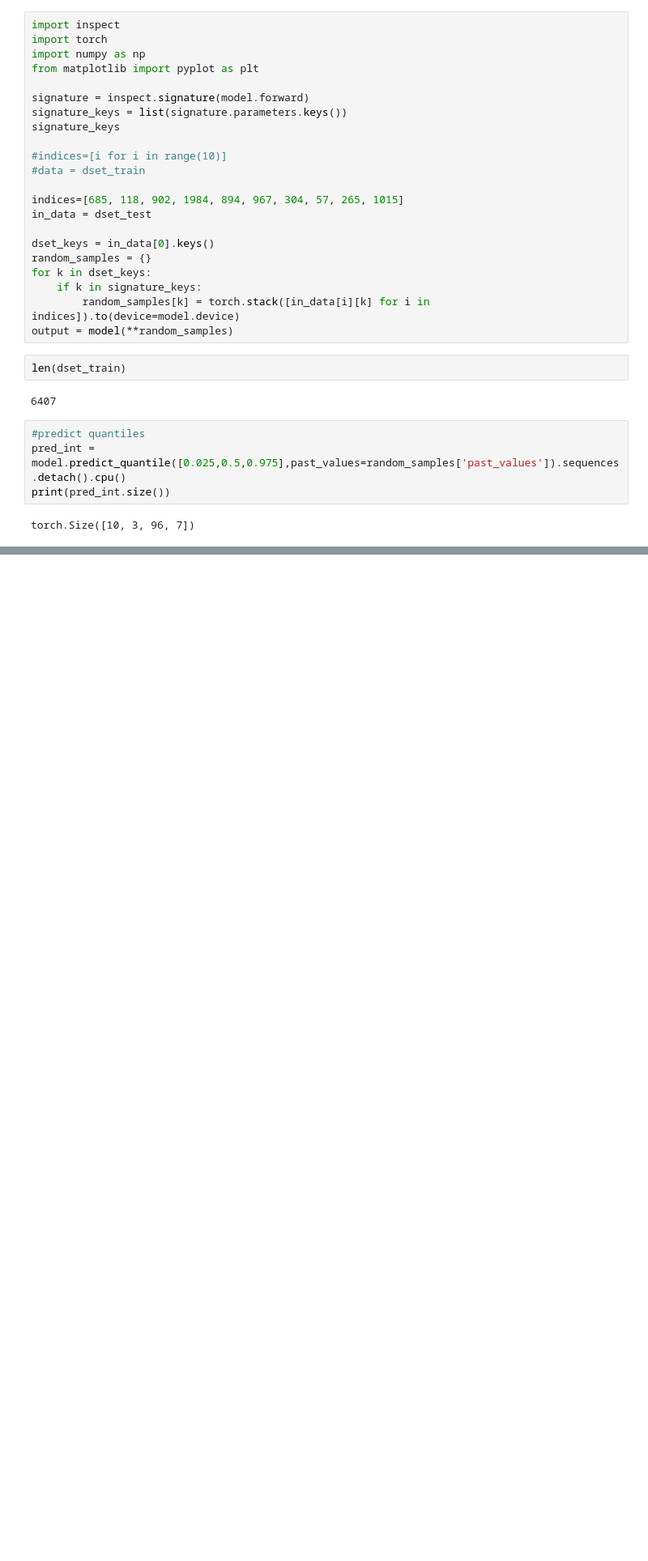
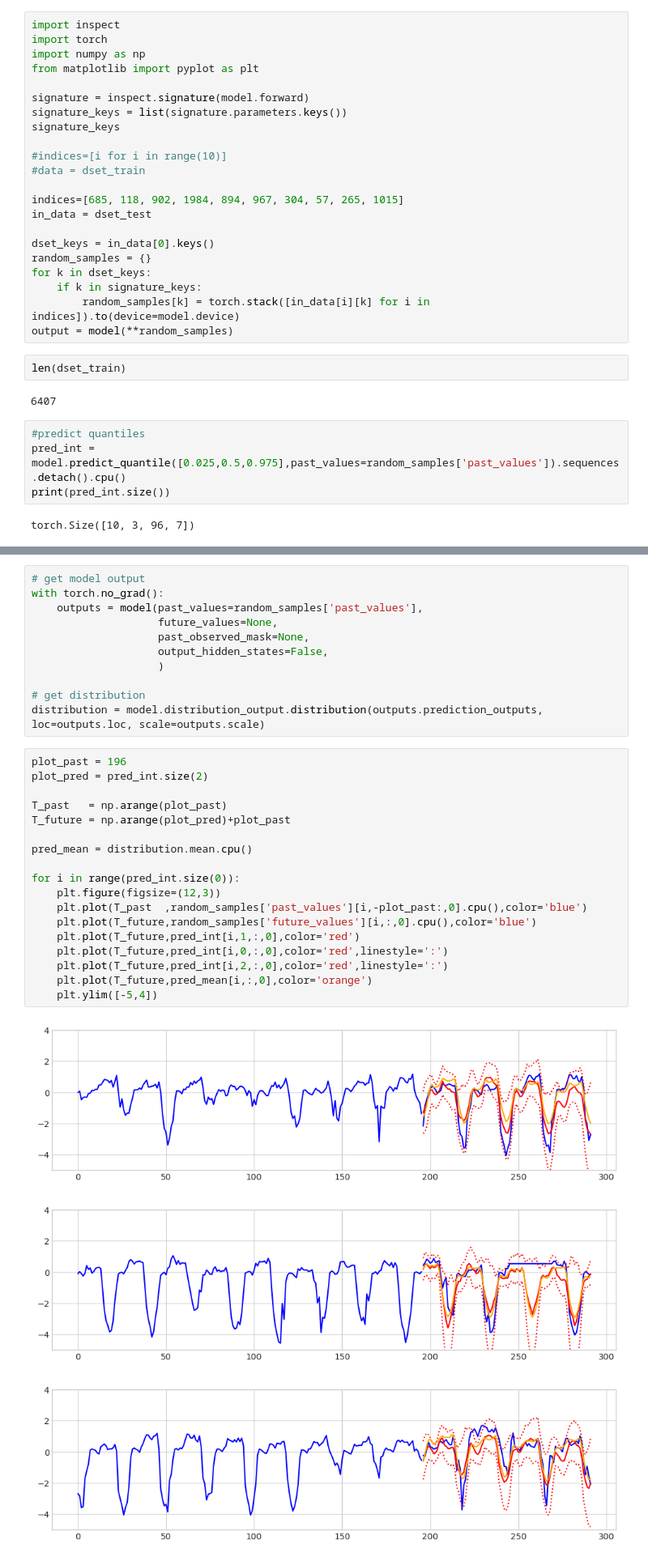
Before and after one commit to kyongmin-yeo/granite-tsfm, a Jupyter notebook: notebooks/hfdemo/ttm_ddpm.ipynb, the cells around one changed output, grey strips where cells are left out. Shown at 81% size. Drawn from its saved outputs; the diff is of its cells as text; blank space fills up the shorter version.

```diff
--- a/notebooks/hfdemo/ttm_ddpm.ipynb
+++ b/notebooks/hfdemo/ttm_ddpm.ipynb
@@ -530,0 +531,33 @@ for i in range(pred_int.size(0)):
+# %%
+# get model output
+with torch.no_grad():
+    outputs = model(past_values=random_samples['past_values'],
+                    future_values=None,
+                    past_observed_mask=None,
+                    output_hidden_states=False,
+                    )
+
+# get distribution
+distribution = model.distribution_output.distribution(outputs.prediction_outputs, loc=outputs.loc, scale=outputs.scale)
+# %%
+plot_past = 196
+plot_pred = pred_int.size(2)
+
+T_past   = np.arange(plot_past)
+T_future = np.arange(plot_pred)+plot_past
+
+pred_mean = distribution.mean.cpu()
+
+for i in range(pred_int.size(0)):
+    plt.figure(figsize=(12,3))
+    plt.plot(T_past  ,random_samples['past_values'][i,-plot_past:,0].cpu(),color='blue')
+    plt.plot(T_future,random_samples['future_values'][i,:,0].cpu(),color='blue')
+    plt.plot(T_future,pred_int[i,1,:,0],color='red')
+    plt.plot(T_future,pred_int[i,0,:,0],color='red',linestyle=':')
+    plt.plot(T_future,pred_int[i,2,:,0],color='red',linestyle=':')
+    plt.plot(T_future,pred_mean[i,:,0],color='orange')
+    plt.ylim([-5,4])
+# %% [output]
+[figure, added]
+[figure, added]
+[figure, added]
```
Also changed, not shown: parts of 8 cells of this notebook.
